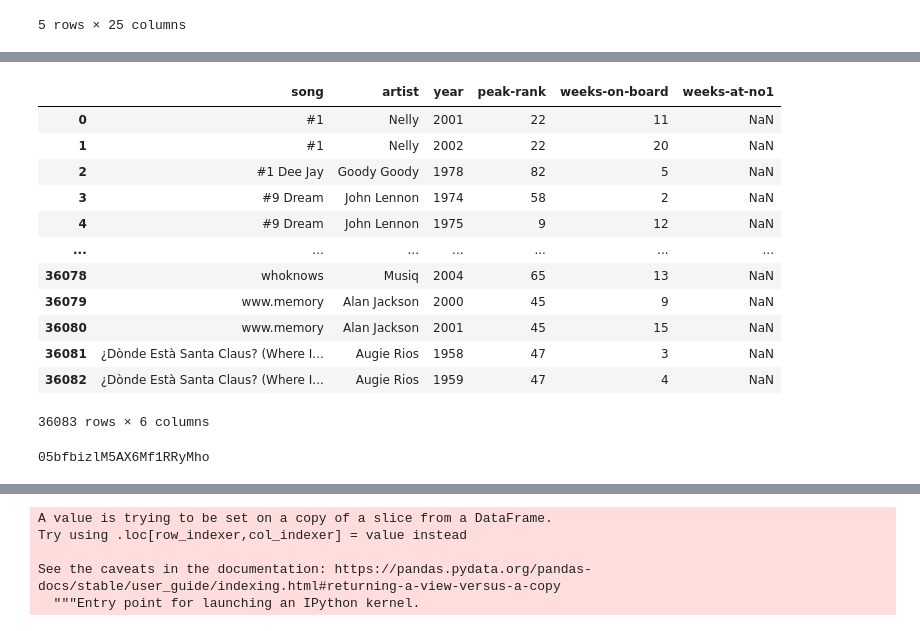
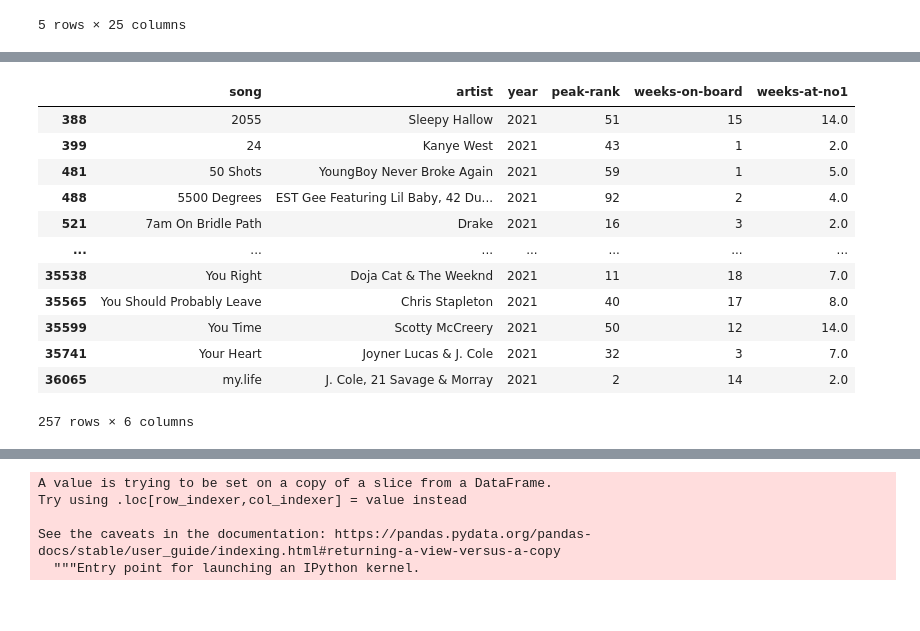
Before and after one commit to gdagger/Billboard-Top-100-Project, a Jupyter notebook: billboard.ipynb, the cells around one changed output, grey strips where cells are left out. Saved outputs shown, nothing was run; the diff lists cells and outputs as text; code cells hidden in the pictures.

```diff
--- a/billboard.ipynb
+++ b/billboard.ipynb
@@ -39,7 +39,7 @@ df['song'] = df['song'].str.replace("\"", "") \
 
 
 # Create new column showing number of weeks in #1 spot (if exists)
-df['weeks-at-no1'] = df[df['rank']==1].groupby(['song', 'artist', 'rank'], as_index=False).count()['date']
+# df['weeks-at-no1'] = df[df['rank']==1].groupby(['song', 'artist'], as_index=False).count()['date']
 
 # Remove single quotes/apostrophes from song names
 df['song'] = df['song'].str.replace("'", "")
@@ -56,40 +56,41 @@ df.head()
 # %%
 # Create new dataframe of all unique Billboard charting songs
 unique_billboard_tracks_df = df.groupby(['song','artist', 'year'], as_index=False).agg({'peak-rank': 'min',
                                                                                         'weeks-on-board': 'max',
                                                                                         'weeks-at-no1': 'max'})
+# unique_billboard_tracks_df['weeks-at-no1'] = df[df['rank']==1].groupby(['song', 'artist'], as_index=False).count()['date']
 
 # Create separate dataframes for each decade
 billboard_1960s = unique_billboard_tracks_df[(unique_billboard_tracks_df['year']<1970) & (unique_billboard_tracks_df['year']>=1960)]
 billboard_1970s = unique_billboard_tracks_df[(unique_billboard_tracks_df['year']<1980) & (unique_billboard_tracks_df['year']>=1970)]
 billboard_1980s = unique_billboard_tracks_df[(unique_billboard_tracks_df['year']<1990) & (unique_billboard_tracks_df['year']>=1980)]
 billboard_1990s = unique_billboard_tracks_df[(unique_billboard_tracks_df['year']<2000) & (unique_billboard_tracks_df['year']>=1990)]
 billboard_2000s = unique_billboard_tracks_df[(unique_billboard_tracks_df['year']<2010) & (unique_billboard_tracks_df['year']>=2000)]
 billboard_2010s = unique_billboard_tracks_df[(unique_billboard_tracks_df['year']<2020) & (unique_billboard_tracks_df['year']>=2010)]
 billboard_2020s = unique_billboard_tracks_df[unique_billboard_tracks_df['year']>=2020]
 
 # Create list of dataframes
 billboard_dfs = [billboard_1960s, billboard_1970s, billboard_1980s, billboard_1990s, billboard_2000s, billboard_2010s, billboard_2020s]
 
 # Display dataframe
 unique_billboard_tracks_df.head()
-unique_billboard_tracks_df
+unique_billboard_tracks_df[unique_billboard_tracks_df['weeks-at-no1'].isnull()==False]
 
 # df[(df['artist']=='Beastie Boys') & (df['year']==1986)]
 # %% [output]
 |  | song | artist | year | peak-rank | weeks-on-board | weeks-at-no1 |
-| 0 | #1 | Nelly | 2001 | 22 | 11 | NaN |
-| 1 | #1 | Nelly | 2002 | 22 | 20 | NaN |
-| 2 | #1 Dee Jay | Goody Goody | 1978 | 82 | 5 | NaN |
-| 3 | #9 Dream | John Lennon | 1974 | 58 | 2 | NaN |
-| 4 | #9 Dream | John Lennon | 1975 | 9 | 12 | NaN |
+| 388 | 2055 | Sleepy Hallow | 2021 | 51 | 15 | 14.0 |
+| 399 | 24 | Kanye West | 2021 | 43 | 1 | 2.0 |
+| 481 | 50 Shots | YoungBoy Never Broke Again | 2021 | 59 | 1 | 5.0 |
+| 488 | 5500 Degrees | EST Gee Featuring Lil Baby, 42 Du... | 2021 | 92 | 2 | 4.0 |
+| 521 | 7am On Bridle Path | Drake | 2021 | 16 | 3 | 2.0 |
 | ... | ... | ... | ... | ... | ... | ... |
-| 36078 | whoknows | Musiq | 2004 | 65 | 13 | NaN |
-| 36079 | www.memory | Alan Jackson | 2000 | 45 | 9 | NaN |
-| 36080 | www.memory | Alan Jackson | 2001 | 45 | 15 | NaN |
-| 36081 | ¿Dònde Està Santa Claus? (Where I... | Augie Rios | 1958 | 47 | 3 | NaN |
-| 36082 | ¿Dònde Està Santa Claus? (Where I... | Augie Rios | 1959 | 47 | 4 | NaN |
+| 35538 | You Right | Doja Cat & The Weeknd | 2021 | 11 | 18 | 7.0 |
+| 35565 | You Should Probably Leave | Chris Stapleton | 2021 | 40 | 17 | 8.0 |
+| 35599 | You Time | Scotty McCreery | 2021 | 50 | 12 | 14.0 |
+| 35741 | Your Heart | Joyner Lucas & J. Cole | 2021 | 32 | 3 | 7.0 |
+| 36065 | my.life | J. Cole, 21 Savage & Morray | 2021 | 2 | 14 | 2.0 |
-36083 rows × 6 columns
+257 rows × 6 columns
 # %%
 # SPOTIFY API
 # Import dependencies for Spotipy
@@ -217,17 +223,16 @@ def get_audio_features(id):
     searchResults = sp.audio_features(id)[0]
     return searchResults
 # %%
-song = 'AM'
-artist = "Nio Garcia X J Balvin X Bad Bunny"
+song = 'Stay Away From Me (I Love You Too Much)'
+artist = "Major Lance"
 
-result = sp.search(q=f"track:{song} artist:{artist} ", type="track")#['tracks']['items'][0]['id']
+# result = sp.search(q=f"track:{song} artist:{artist} ", type="track")#['tracks']['items'][0]['id']
 
 # result
 # sp.search(q=f"track:{song} artist:{artist}", type='track', limit=1)
 print(get_track_id(song, artist))
+# adjust_parens(song)
     # search_spotify(song, artist)
 # len(result)
 
 # adjust_parens(song)
-# %% [output]
-05bfbizlM5AX6Mf1RRyMho
```
Also changed, not shown: parts of 18 cells of this notebook.
